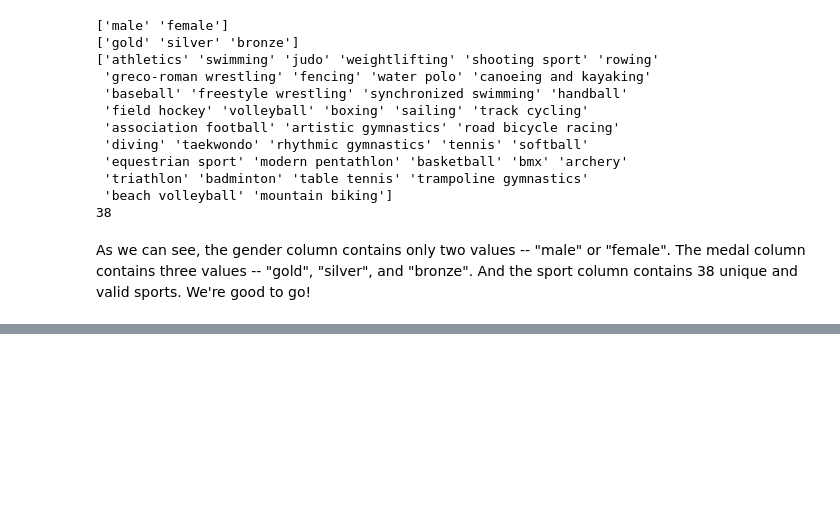
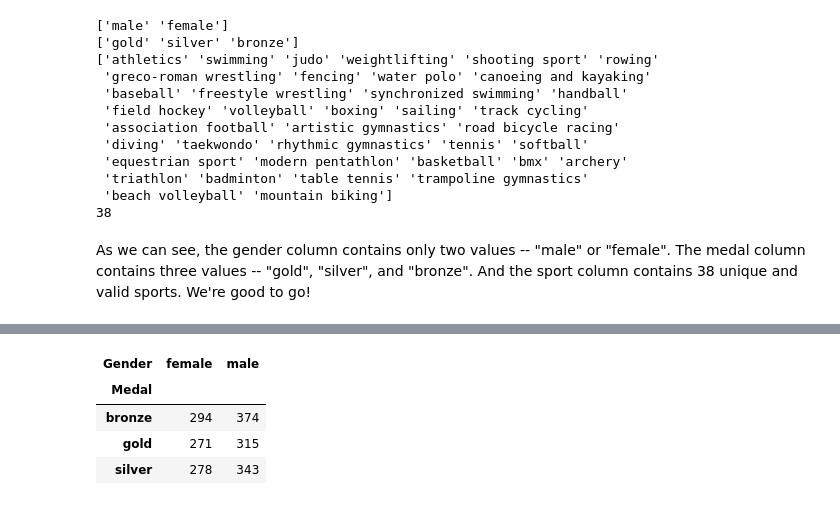
Before and after one commit to t-clark04/Clark-Data-Science-Portfolio, a Jupyter notebook: TidyData-Project/main.ipynb, the cells around one changed output, grey strips where cells are left out. Drawn from its saved outputs; the diff is of its cells as text; code cells hidden in the pictures; blank space fills up the shorter version.

```diff
--- a/TidyData-Project/main.ipynb
+++ b/TidyData-Project/main.ipynb
@@ -172,0 +179,13 @@ As we can see, the gender column contains only two values -- "male" or "female".
+# %%
+# Using the pivot_table function within the pandas library
+pd.pivot_table(df_tidy,
+               index = "Medal", # Use the values of "Medal" as our row labels
+               columns = "Gender", # Use the values of "Gender" as our column labels
+               values = "Sport",
+               aggfunc = "count") # And count the values across sports to give us the total we want
+# %% [output]
+| Gender | female | male |
+| Medal |  |  |
+| bronze | 294 | 374 |
+| gold | 271 | 315 |
+| silver | 278 | 343 |
```
Also changed, not shown: parts of 4 cells of this notebook.
